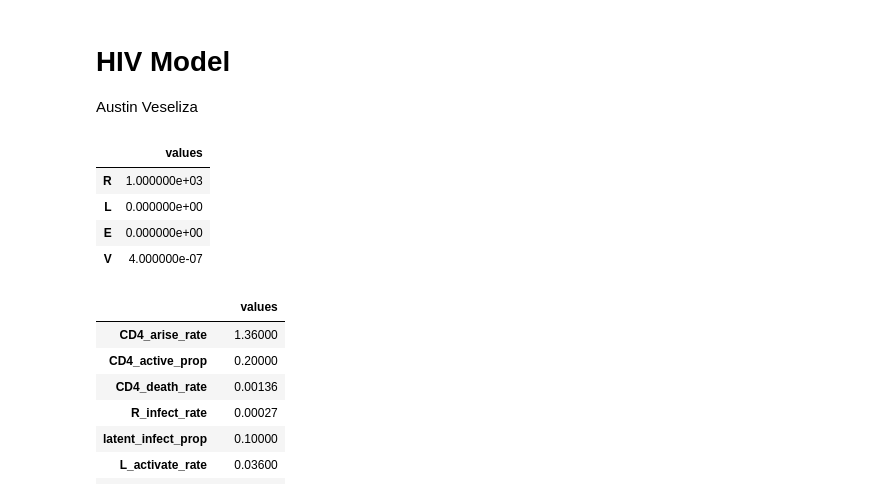
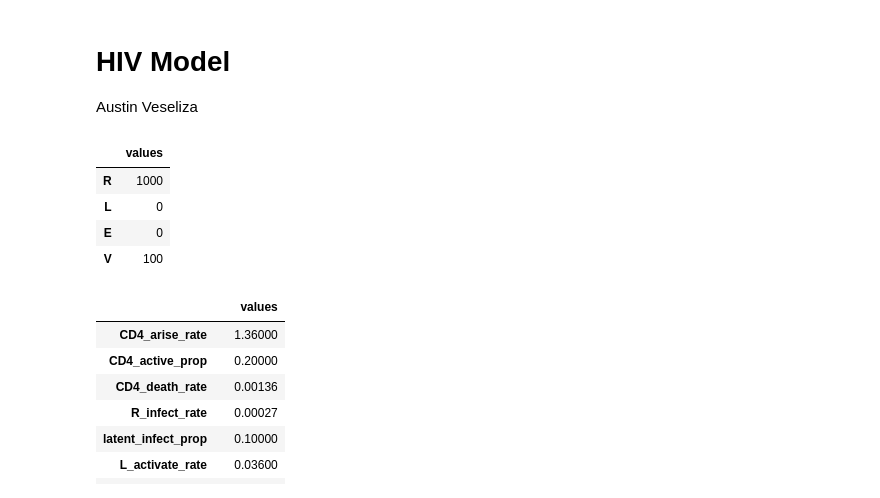
Before and after one commit to AustinVes/ModSim-HIVmodel, a Jupyter notebook: hiv_model.ipynb, the cells around one changed output. Drawn from its saved outputs; the diff is of its cells as text; code cells hidden in the pictures.

```diff
--- a/hiv_model.ipynb
+++ b/hiv_model.ipynb
@@ -13,13 +13,13 @@ import matplotlib.pyplot as plt
 # import functions from the modsim.py module
 from modsim import *
 # %%
-init_state = State(R=1000, L=0, E=0, V=0.0000004)
+init_state = State(R=1000, L=0, E=0, V=100)
 # %% [output]
 |  | values |
-| R | 1.000000e+03 |
-| L | 0.000000e+00 |
-| E | 0.000000e+00 |
-| V | 4.000000e-07 |
+| R | 1000 |
+| L | 0 |
+| E | 0 |
+| V | 100 |
 # %%
 system = System(
     CD4_arise_rate  = 1.36,
```
Also changed, not shown: parts of 6 cells of this notebook.
